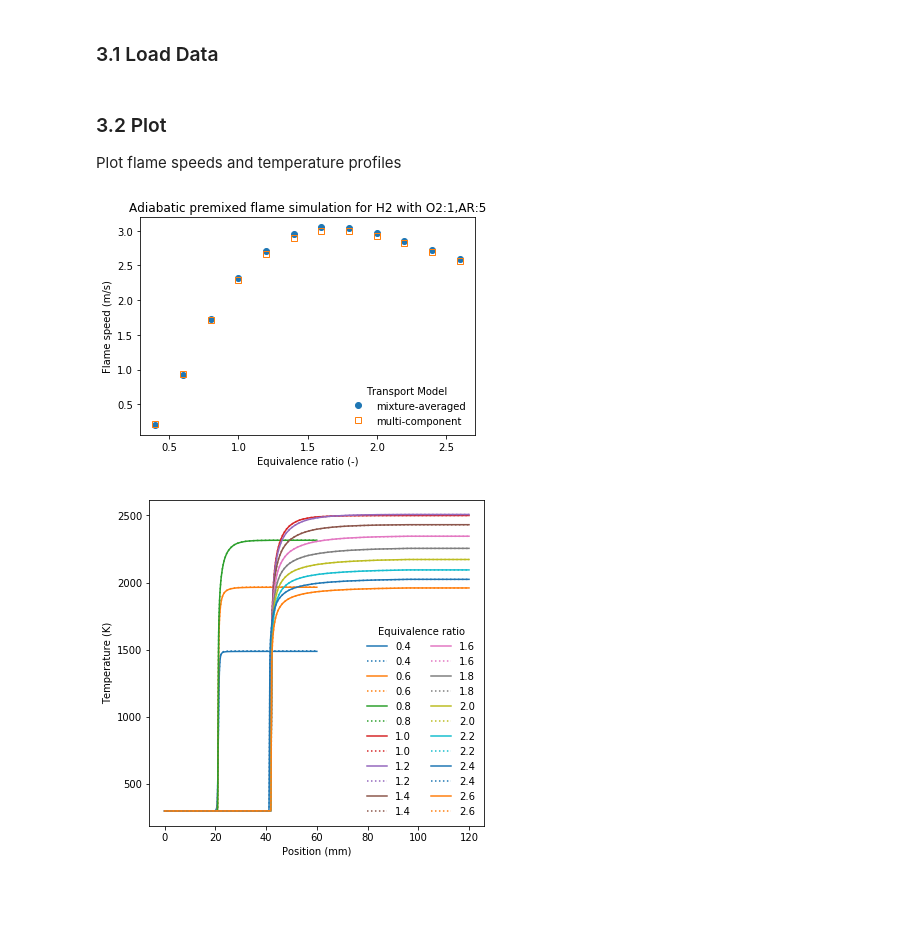
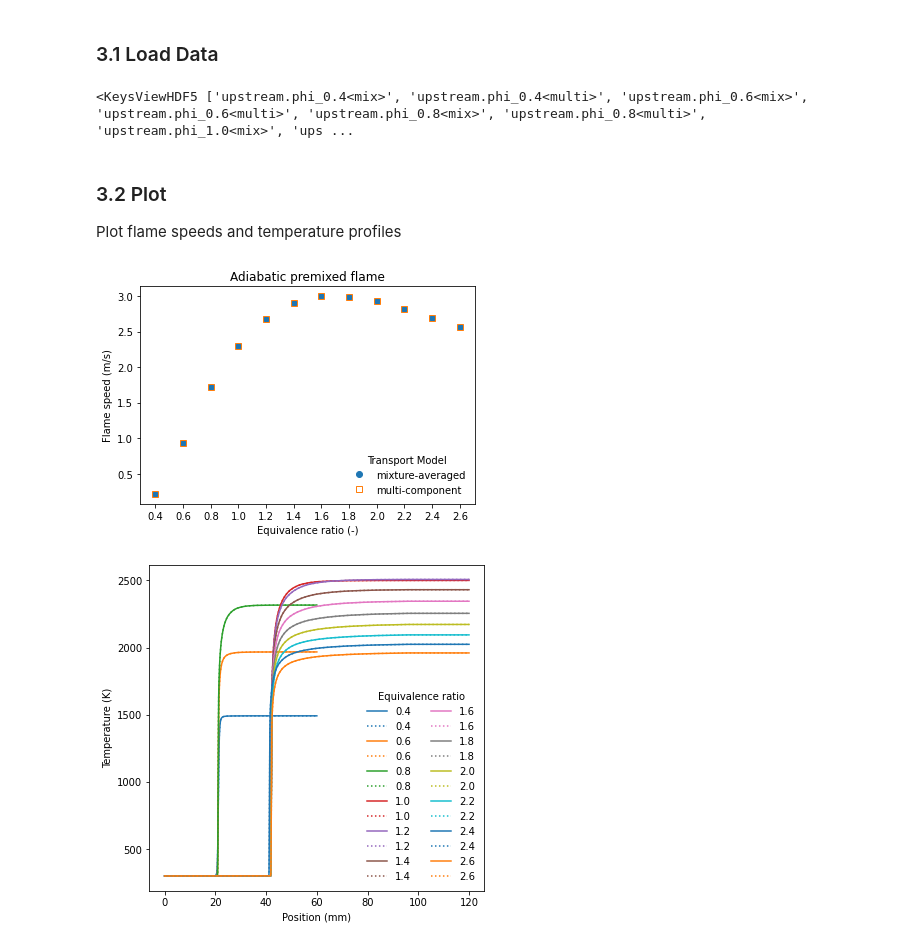
Before and after one commit to microcombustion/ctwrap, a Jupyter notebook: examples/adiabatic_flame_example.ipynb, the cells around one changed output. Drawn from its saved outputs; the diff is of its cells as text; code cells hidden in the pictures; blank space fills up the shorter version.

```diff
--- a/examples/adiabatic_flame_example.ipynb
+++ b/examples/adiabatic_flame_example.ipynb
@@ -78,0 +61,6 @@ data = cw.fileio.from_hdf(s.output_name)
+# %%
+data = h5py.File(s.output_name, 'r')
+# %%
+data.keys()
+# %% [output]
+<KeysViewHDF5 ['upstream.phi_0.4<mix>', 'upstream.phi_0.4<multi>', 'upstream.phi_0.6<mix>', 'upstream.phi_0.6<multi>', 'upstream.phi_0.8<mix>', 'upstream.phi_0.8<multi>', 'upstream.phi_1.0<mix>', 'ups ...
@@ -79,7 +70,3 @@ data = cw.fileio.from_hdf(s.output_name)
 # %%
-mix = {k.split('<')[0]: data[k] for k in data if 'mix' in k}
-mlt = {k.split('<')[0]: data[k] for k in data if 'multi' in k}
-
-tasks = data.get('variation')['tasks']
-phi = data.get('variation')['values']
-# tasks, phi
+mix = {k.split('<')[0]: dict(data[k]['flame']) for k in data if 'mix' in k}
+mlt = {k.split('<')[0]: dict(data[k]['flame']) for k in data if 'multi' in k}
@@ -95,8 +79,8 @@ Plot flame speeds and temperature profiles
 fig, ax = plt.subplots(1)
 
 # plot results
-u_mix = [ mix[t]['u (m/s)'][0] for t in tasks]
-u_mlt = [ mlt[t]['u (m/s)'][0] for t in tasks]
+u_mix = [ mix[t]['velocity'][0] for t in mix]
+u_mlt = [ mlt[t]['velocity'][0] for t in mlt]
 
 ax.plot(phi, u_mix, marker='o',
             linestyle='none', label='mixture-averaged')
@@ -108,36 +92,36 @@ ax.plot(phi, u_mlt, marker='s',
 ax.set_xlabel('Equivalence ratio (-)')
 ax.set_ylabel('Flame speed (m/s)')
 
-ax.set_title('Adiabatic premixed flame simulation for {} with {}'.format(up['fuel'],up['oxidizer']))
+ax.set_title('Adiabatic premixed flame')
 
 # add legend
 leg = ax.legend(loc='lower right',#prop={'size':11},
                 title='Transport Model') # % mech)
 _ = leg.draw_frame(False)
 # %% [output]
-[figure, old version]
+[figure, new version]
 # %%
 # create figure and adjust size
 fig, ax = plt.subplots(1)
 fig.set_size_inches(6.,6.)
 
 # plot results
-for i, key in enumerate(tasks):
+for i, key in enumerate(mix.keys()):
     df = mix[key]
     label = key.split('_')[1]
-    ax.plot(1000*df['z (m)'], df['T (K)'], color=col[i % n_col],
+    ax.plot(1000*df['grid'][:], df['T'][:], color=col[i % n_col],
             linestyle='-', label=label)
     df = mlt[key]
-    ax.plot(1000*df['z (m)'], df['T (K)'], color=col[i % n_col],
+    ax.plot(1000*df['grid'][:], df['T'][:], color=col[i % n_col],
             linestyle=':', label=label)
 
 # add title/axis labels
 ax.set_xlabel('Position (mm)')
 ax.set_ylabel('Temperature (K)')
 
 # add legend
 leg = ax.legend(loc='lower right',#prop={'size':11},
                 title='Equivalence ratio', ncol=2) # % mech)
 _ = leg.draw_frame(False)
 # %% [output]
-[figure, old version]
+[figure, new version]
```
Also changed, not shown: parts of 6 cells of this notebook, 13 other files.
